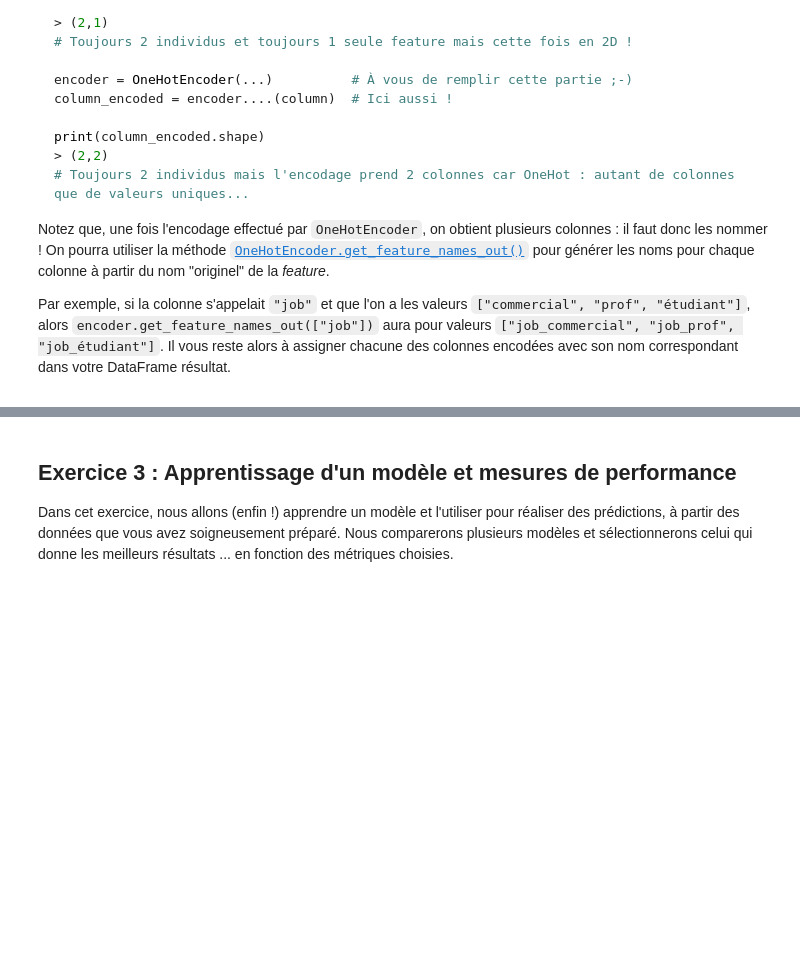
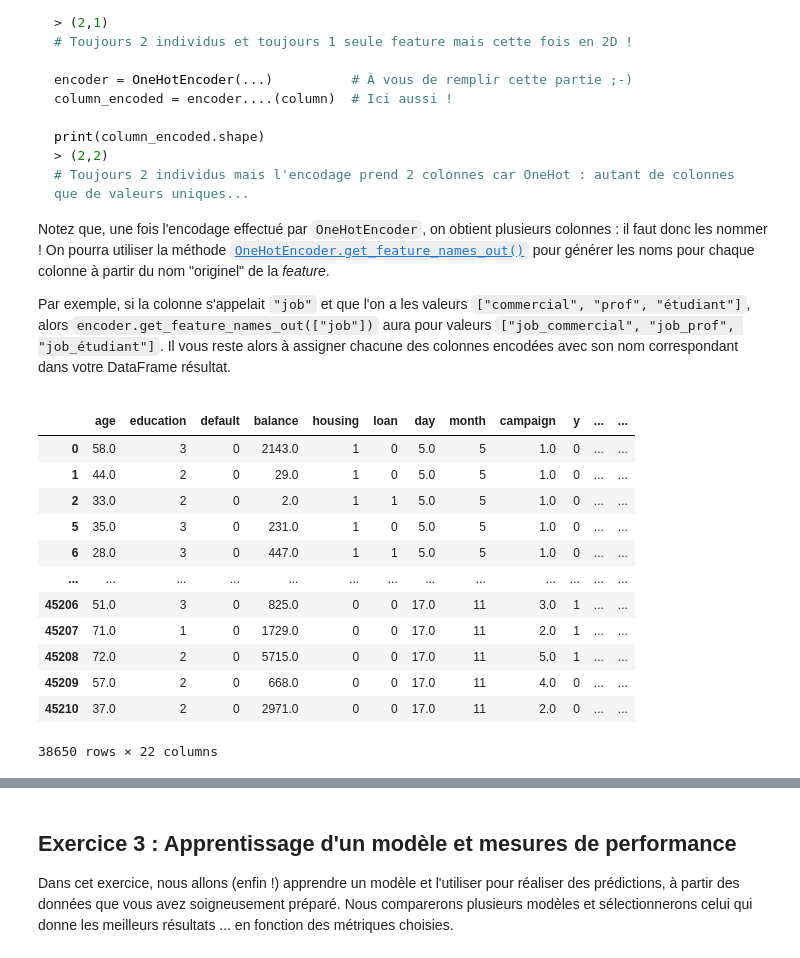
Before and after one commit to jo-pouradier/machine-learning-cpe, a Jupyter notebook: tp2.ipynb, the cells around one changed output, grey strips where cells are left out. Saved outputs shown, nothing was run; the diff lists cells and outputs as text; code cells hidden in the pictures; folded sections open; blank space fills up the shorter version.

```diff
--- a/tp2.ipynb
+++ b/tp2.ipynb
@@ -281,0 +280,54 @@ Par exemple, si la colonne s'appelait `"job"` et que l'on a les valeurs `["comme
+# %%
+df_labeled = df_filtered.copy()
+quantitatives = df_labeled.select_dtypes(exclude="object")
+
+# OneHot on job to 0/1
+df_labeled = pd.get_dummies(df_labeled, columns=["job", "marital"], drop_first=True, dtype=int)
+df_labeled
+
+# ordinal encoding on education
+# print(df_labeled["education"].unique())
+df_labeled["education"] = df_labeled["education"].map({
+    "primary": 1,
+    "secondary": 2,
+    "tertiary": 3
+})
+
+# ordinal label on month
+# print(df_labeled["month"].unique())
+df_labeled["month"] = df_labeled["month"].map({
+    "jan": 1,
+    "feb": 2,
+    "mar": 3,
+    "apr": 4,
+    "may": 5,
+    "jun": 6,
+    "jul": 7,
+    "aug": 8,
+    "sep": 9,
+    "oct": 10,
+    "nov": 11,
+    "dec": 12
+})
+
+# label on housing, loan, default, y
+df_labeled["housing"] = df_labeled["housing"].map({"yes": 1, "no": 0})
+df_labeled["loan"] = df_labeled["loan"].map({"yes": 1, "no": 0})
+df_labeled["default"] = df_labeled["default"].map({"yes": 1, "no": 0})
+df_labeled["y"] = df_labeled["y"].map({"yes": 1, "no": 0})
+
+df_labeled
+# %% [output]
+|  | age | education | default | balance | housing | loan | day | month | campaign | y | ... | ... |
+| 0 | 58.0 | 3 | 0 | 2143.0 | 1 | 0 | 5.0 | 5 | 1.0 | 0 | ... | ... |
+| 1 | 44.0 | 2 | 0 | 29.0 | 1 | 0 | 5.0 | 5 | 1.0 | 0 | ... | ... |
+| 2 | 33.0 | 2 | 0 | 2.0 | 1 | 1 | 5.0 | 5 | 1.0 | 0 | ... | ... |
+| 5 | 35.0 | 3 | 0 | 231.0 | 1 | 0 | 5.0 | 5 | 1.0 | 0 | ... | ... |
+| 6 | 28.0 | 3 | 0 | 447.0 | 1 | 1 | 5.0 | 5 | 1.0 | 0 | ... | ... |
+| ... | ... | ... | ... | ... | ... | ... | ... | ... | ... | ... | ... | ... |
+| 45206 | 51.0 | 3 | 0 | 825.0 | 0 | 0 | 17.0 | 11 | 3.0 | 1 | ... | ... |
+| 45207 | 71.0 | 1 | 0 | 1729.0 | 0 | 0 | 17.0 | 11 | 2.0 | 1 | ... | ... |
+| 45208 | 72.0 | 2 | 0 | 5715.0 | 0 | 0 | 17.0 | 11 | 5.0 | 1 | ... | ... |
+| 45209 | 57.0 | 2 | 0 | 668.0 | 0 | 0 | 17.0 | 11 | 4.0 | 0 | ... | ... |
+| 45210 | 37.0 | 2 | 0 | 2971.0 | 0 | 0 | 17.0 | 11 | 2.0 | 0 | ... | ... |
+38650 rows × 22 columns
```
Also changed, not shown: parts of 9 cells of this notebook.
